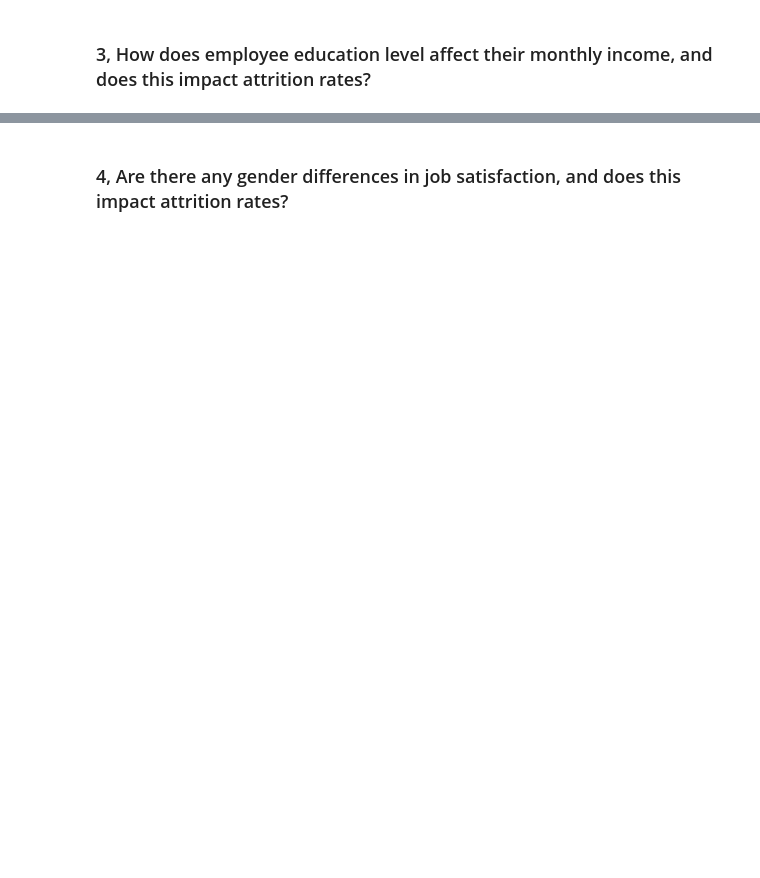
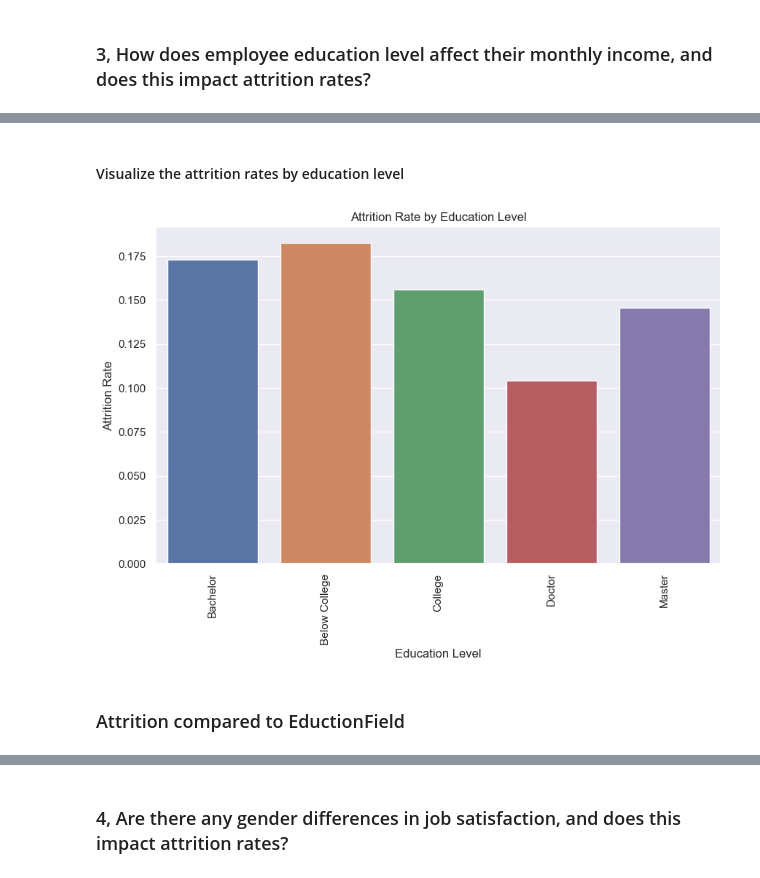
Before and after one commit to KursaDSc/IBM-HR-Analytics-Employee-Attrition, a Jupyter notebook: Updated_main.ipynb, the cells around one changed output, grey strips where cells are left out. Cells and saved outputs as stored; diff of their text form; code cells hidden in the pictures; blank space fills up the shorter version.

```diff
--- a/Updated_main.ipynb
+++ b/Updated_main.ipynb
@@ -298,0 +425,8 @@ for p in ax.patches:
+# %%
+""" This code groups the data in the DataFrame df2 based on the 'EducationLabel'
+column and calculates the mean attrition rate for each education level.
+The result is stored in the attrition_rate_education Series"""
+
+attrition_rate_education = df2.groupby('EducationLabel')['Attrition'].mean()
+
+print(attrition_rate_education)
@@ -298,0 +441,14 @@ for p in ax.patches:
+# %% [markdown]
+#### Visualize the attrition rates by education level
+# %%
+plt.figure(figsize=(10, 6))
+sns.barplot(x=attrition_rate_education.index, y=attrition_rate_education.values)
+plt.title('Attrition Rate by Education Level')
+plt.xlabel('Education Level')
+plt.ylabel('Attrition Rate')
+plt.xticks(rotation=90)
+plt.show()
+# %% [output]
+[figure, added]
+# %% [markdown]
+### Attrition compared to EductionField
```
Also changed, not shown: parts of 22 cells of this notebook.
